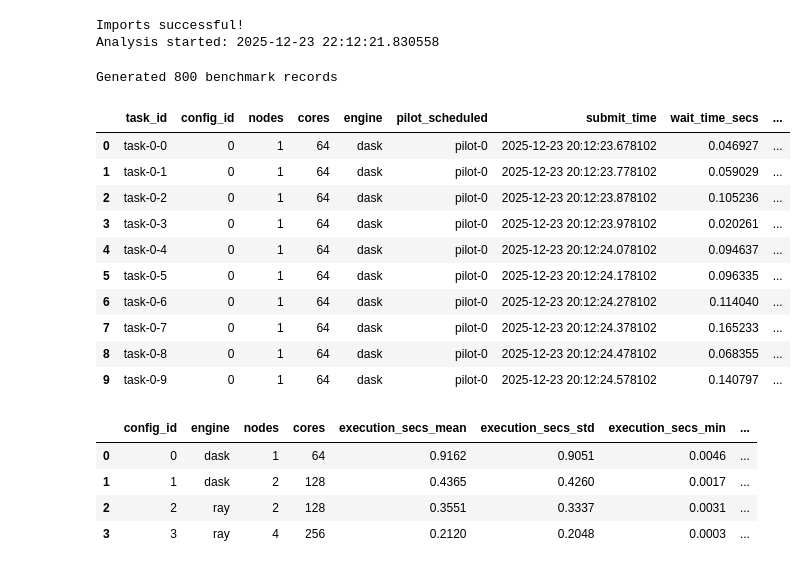
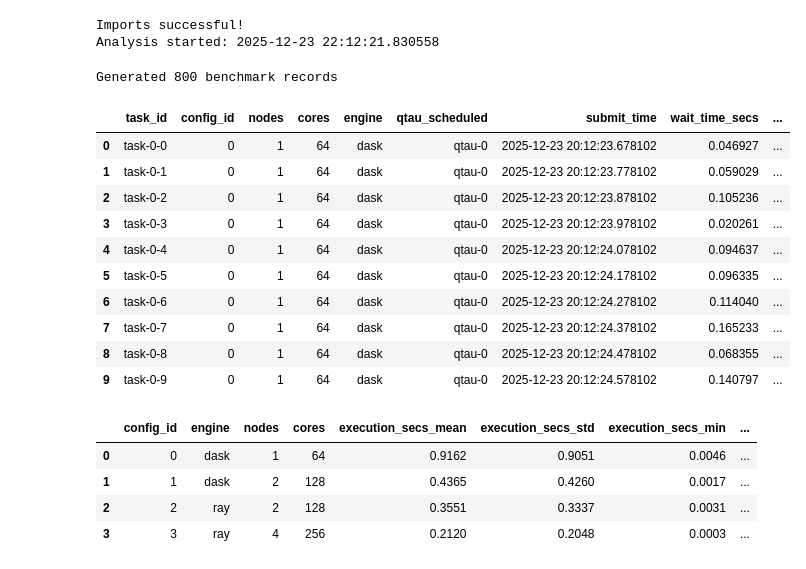
Before and after one commit to sqkcloud/qtau, a Jupyter notebook: examples/notebooks/04_performance_benchmarking.ipynb, the cells around one changed output. Saved outputs shown, nothing was run; the diff lists cells and outputs as text; code cells hidden in the pictures.

```diff
--- a/examples/notebooks/04_performance_benchmarking.ipynb
+++ b/examples/notebooks/04_performance_benchmarking.ipynb
@@ -45,7 +45,7 @@ Analysis started: 2025-12-23 22:12:21.830558
 # %%
 def generate_benchmark_data(n_runs=100, n_configs=4):
     """
-    Generate synthetic benchmark data similar to QTAU metrics.csv output.
+    Generate synthetic benchmark data similar to QTau metrics.csv output.
     In production, you would load actual metrics from:
     pd.read_csv(os.path.join(pcs.pcs_working_directory, 'metrics.csv'))
     """
@@ -72,45 +72,45 @@ def generate_benchmark_data(n_runs=100, n_configs=4):
             submit_time = base_time + timedelta(seconds=run_id * 0.1 + config_id * n_runs * 0.1)
             wait_time = np.random.exponential(0.1 * engine_factor)
             exec_time = np.random.exponential(base_exec_time * engine_factor)
             staging_time = np.random.exponential(0.02)
 
             data.append({
                 'task_id': f'task-{config_id}-{run_id}',
                 'config_id': config_id,
                 'nodes': config['nodes'],
                 'cores': config['cores'],
                 'engine': config['engine'],
-                'pilot_scheduled': f'pilot-{config_id}',
+                'qtau_scheduled': f'qtau-{config_id}',
                 'submit_time': submit_time,
                 'wait_time_secs': wait_time,
                 'staging_time_secs': staging_time,
                 'execution_secs': exec_time,
                 'completion_time': submit_time + timedelta(seconds=wait_time + exec_time),
                 'input_staging_data_size_bytes': np.random.randint(1000, 50000),
                 'status': 'SUCCESS' if np.random.random() > 0.02 else 'FAILED',
             })
 
     return pd.DataFrame(data)
 
 # Generate benchmark data
 metrics_df = generate_benchmark_data(n_runs=200, n_configs=4)
 metrics_df['total_time_secs'] = metrics_df['wait_time_secs'] + metrics_df['execution_secs']
 
 print(f"Generated {len(metrics_df)} benchmark records")
 metrics_df.head(10)
 # %% [output]
 Generated 800 benchmark records
-|  | task_id | config_id | nodes | cores | engine | pilot_scheduled | submit_time | wait_time_secs | ... |
-| 0 | task-0-0 | 0 | 1 | 64 | dask | pilot-0 | 2025-12-23 20:12:23.678102 | 0.046927 | ... |
-| 1 | task-0-1 | 0 | 1 | 64 | dask | pilot-0 | 2025-12-23 20:12:23.778102 | 0.059029 | ... |
-| 2 | task-0-2 | 0 | 1 | 64 | dask | pilot-0 | 2025-12-23 20:12:23.878102 | 0.105236 | ... |
-| 3 | task-0-3 | 0 | 1 | 64 | dask | pilot-0 | 2025-12-23 20:12:23.978102 | 0.020261 | ... |
-| 4 | task-0-4 | 0 | 1 | 64 | dask | pilot-0 | 2025-12-23 20:12:24.078102 | 0.094637 | ... |
-| 5 | task-0-5 | 0 | 1 | 64 | dask | pilot-0 | 2025-12-23 20:12:24.178102 | 0.096335 | ... |
-| 6 | task-0-6 | 0 | 1 | 64 | dask | pilot-0 | 2025-12-23 20:12:24.278102 | 0.114040 | ... |
-| 7 | task-0-7 | 0 | 1 | 64 | dask | pilot-0 | 2025-12-23 20:12:24.378102 | 0.165233 | ... |
-| 8 | task-0-8 | 0 | 1 | 64 | dask | pilot-0 | 2025-12-23 20:12:24.478102 | 0.068355 | ... |
-| 9 | task-0-9 | 0 | 1 | 64 | dask | pilot-0 | 2025-12-23 20:12:24.578102 | 0.140797 | ... |
+|  | task_id | config_id | nodes | cores | engine | qtau_scheduled | submit_time | wait_time_secs | ... |
+| 0 | task-0-0 | 0 | 1 | 64 | dask | qtau-0 | 2025-12-23 20:12:23.678102 | 0.046927 | ... |
+| 1 | task-0-1 | 0 | 1 | 64 | dask | qtau-0 | 2025-12-23 20:12:23.778102 | 0.059029 | ... |
+| 2 | task-0-2 | 0 | 1 | 64 | dask | qtau-0 | 2025-12-23 20:12:23.878102 | 0.105236 | ... |
+| 3 | task-0-3 | 0 | 1 | 64 | dask | qtau-0 | 2025-12-23 20:12:23.978102 | 0.020261 | ... |
+| 4 | task-0-4 | 0 | 1 | 64 | dask | qtau-0 | 2025-12-23 20:12:24.078102 | 0.094637 | ... |
+| 5 | task-0-5 | 0 | 1 | 64 | dask | qtau-0 | 2025-12-23 20:12:24.178102 | 0.096335 | ... |
+| 6 | task-0-6 | 0 | 1 | 64 | dask | qtau-0 | 2025-12-23 20:12:24.278102 | 0.114040 | ... |
+| 7 | task-0-7 | 0 | 1 | 64 | dask | qtau-0 | 2025-12-23 20:12:24.378102 | 0.165233 | ... |
+| 8 | task-0-8 | 0 | 1 | 64 | dask | qtau-0 | 2025-12-23 20:12:24.478102 | 0.068355 | ... |
+| 9 | task-0-9 | 0 | 1 | 64 | dask | qtau-0 | 2025-12-23 20:12:24.578102 | 0.140797 | ... |
 # %%
 # Summary statistics by configuration
 summary = metrics_df.groupby(['config_id', 'engine', 'nodes', 'cores']).agg({
```
Also changed, not shown: parts of 2 cells of this notebook, 47 other files.
